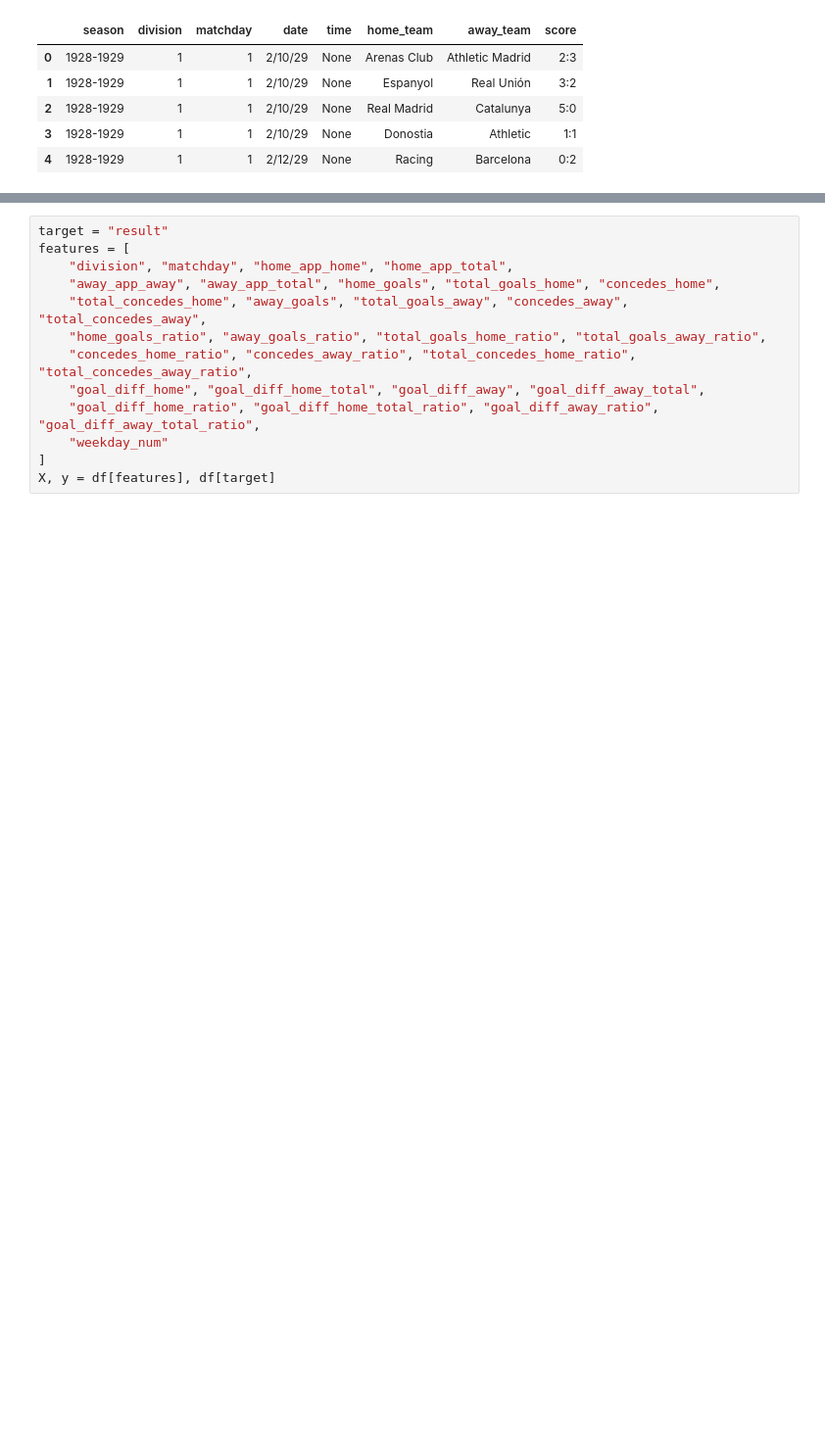
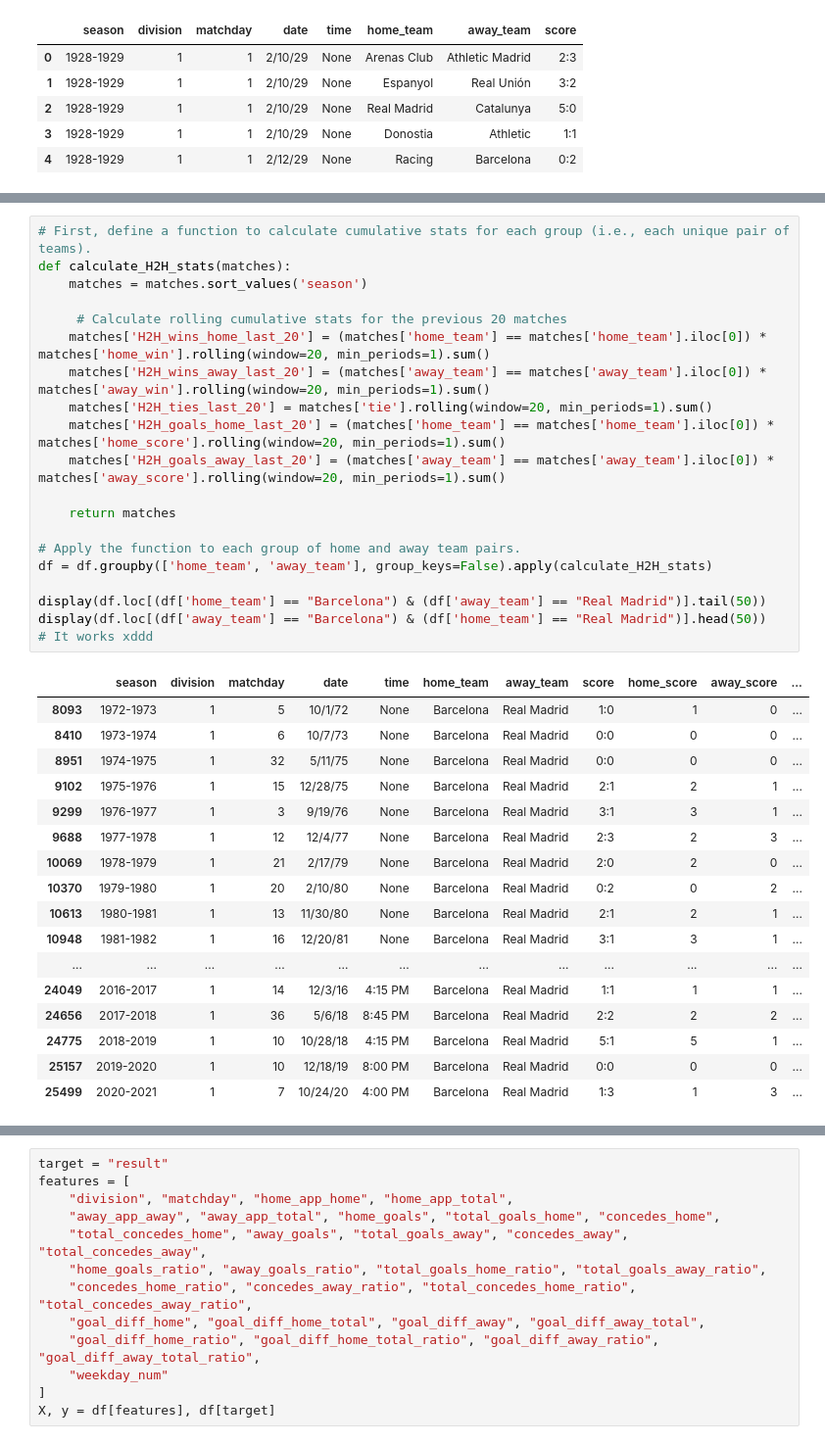
Before and after one commit to ManuIluro22/LaLiga, a Jupyter notebook: analysis/quiniela_pere.ipynb, the cells around one changed output, grey strips where cells are left out. Shown at 98% size. Drawn from its saved outputs; the diff is of its cells as text; blank space fills up the shorter version.

```diff
--- a/analysis/quiniela_pere.ipynb
+++ b/analysis/quiniela_pere.ipynb
@@ -152,0 +176,38 @@ df.loc[(df['away_team'] == "Barcelona") & (df['home_team'] == "Real Madrid")]
+# %%
+# First, define a function to calculate cumulative stats for each group (i.e., each unique pair of teams).
+def calculate_H2H_stats(matches):
+    matches = matches.sort_values('season')
+
+     # Calculate rolling cumulative stats for the previous 20 matches
+    matches['H2H_wins_home_last_20'] = (matches['home_team'] == matches['home_team'].iloc[0]) * matches['home_win'].rolling(window=20, min_periods=1).sum()
+    matches['H2H_wins_away_last_20'] = (matches['away_team'] == matches['away_team'].iloc[0]) * matches['away_win'].rolling(window=20, min_periods=1).sum()
+    matches['H2H_ties_last_20'] = matches['tie'].rolling(window=20, min_periods=1).sum()
+    matches['H2H_goals_home_last_20'] = (matches['home_team'] == matches['home_team'].iloc[0]) * matches['home_score'].rolling(window=20, min_periods=1).sum()
+    matches['H2H_goals_away_last_20'] = (matches['away_team'] == matches['away_team'].iloc[0]) * matches['away_score'].rolling(window=20, min_periods=1).sum()
+
+    return matches
+
+# Apply the function to each group of home and away team pairs.
+df = df.groupby(['home_team', 'away_team'], group_keys=False).apply(calculate_H2H_stats)
+
+display(df.loc[(df['home_team'] == "Barcelona") & (df['away_team'] == "Real Madrid")].tail(50))
+display(df.loc[(df['away_team'] == "Barcelona") & (df['home_team'] == "Real Madrid")].head(50))
+# It works xddd
+# %% [output]
+|  | season | division | matchday | date | time | home_team | away_team | score | home_score | away_score | ... |
+| 8093 | 1972-1973 | 1 | 5 | 10/1/72 | None | Barcelona | Real Madrid | 1:0 | 1 | 0 | ... |
+| 8410 | 1973-1974 | 1 | 6 | 10/7/73 | None | Barcelona | Real Madrid | 0:0 | 0 | 0 | ... |
+| 8951 | 1974-1975 | 1 | 32 | 5/11/75 | None | Barcelona | Real Madrid | 0:0 | 0 | 0 | ... |
+| 9102 | 1975-1976 | 1 | 15 | 12/28/75 | None | Barcelona | Real Madrid | 2:1 | 2 | 1 | ... |
+| 9299 | 1976-1977 | 1 | 3 | 9/19/76 | None | Barcelona | Real Madrid | 3:1 | 3 | 1 | ... |
+| 9688 | 1977-1978 | 1 | 12 | 12/4/77 | None | Barcelona | Real Madrid | 2:3 | 2 | 3 | ... |
+| 10069 | 1978-1979 | 1 | 21 | 2/17/79 | None | Barcelona | Real Madrid | 2:0 | 2 | 0 | ... |
+| 10370 | 1979-1980 | 1 | 20 | 2/10/80 | None | Barcelona | Real Madrid | 0:2 | 0 | 2 | ... |
+| 10613 | 1980-1981 | 1 | 13 | 11/30/80 | None | Barcelona | Real Madrid | 2:1 | 2 | 1 | ... |
+| 10948 | 1981-1982 | 1 | 16 | 12/20/81 | None | Barcelona | Real Madrid | 3:1 | 3 | 1 | ... |
+| ... | ... | ... | ... | ... | ... | ... | ... | ... | ... | ... | ... |
+| 24049 | 2016-2017 | 1 | 14 | 12/3/16 | 4:15 PM | Barcelona | Real Madrid | 1:1 | 1 | 1 | ... |
+| 24656 | 2017-2018 | 1 | 36 | 5/6/18 | 8:45 PM | Barcelona | Real Madrid | 2:2 | 2 | 2 | ... |
+| 24775 | 2018-2019 | 1 | 10 | 10/28/18 | 4:15 PM | Barcelona | Real Madrid | 5:1 | 5 | 1 | ... |
+| 25157 | 2019-2020 | 1 | 10 | 12/18/19 | 8:00 PM | Barcelona | Real Madrid | 0:0 | 0 | 0 | ... |
+| 25499 | 2020-2021 | 1 | 7 | 10/24/20 | 4:00 PM | Barcelona | Real Madrid | 1:3 | 1 | 3 | ... |
```
Also changed, not shown: parts of 15 cells of this notebook, 1 other file.
